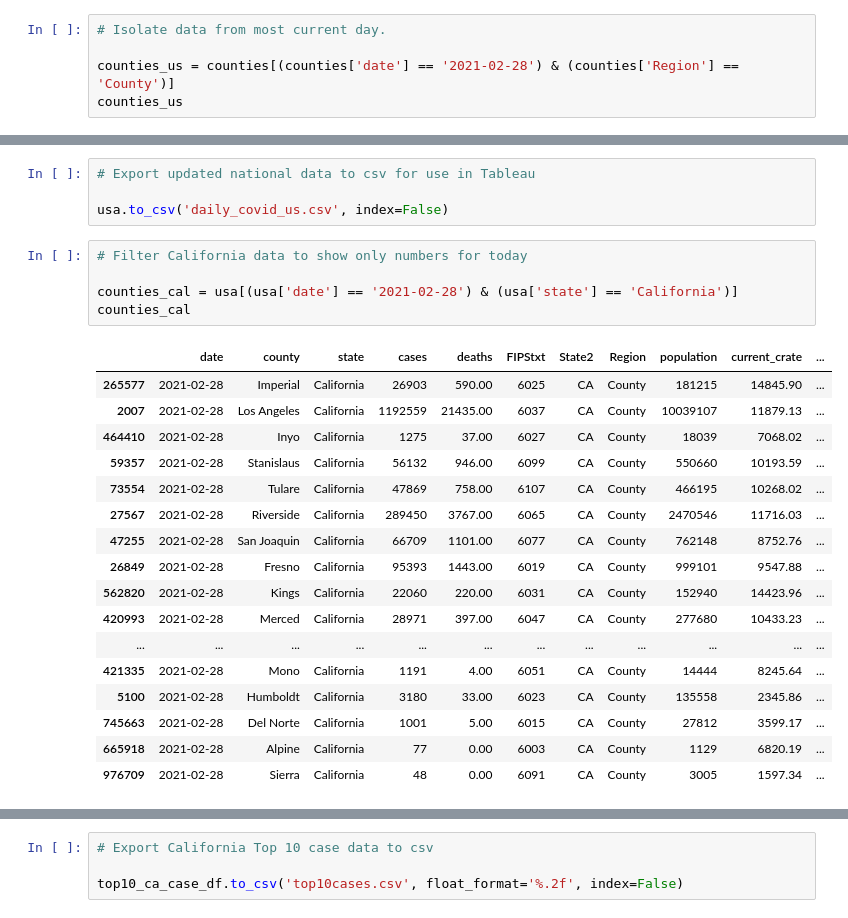
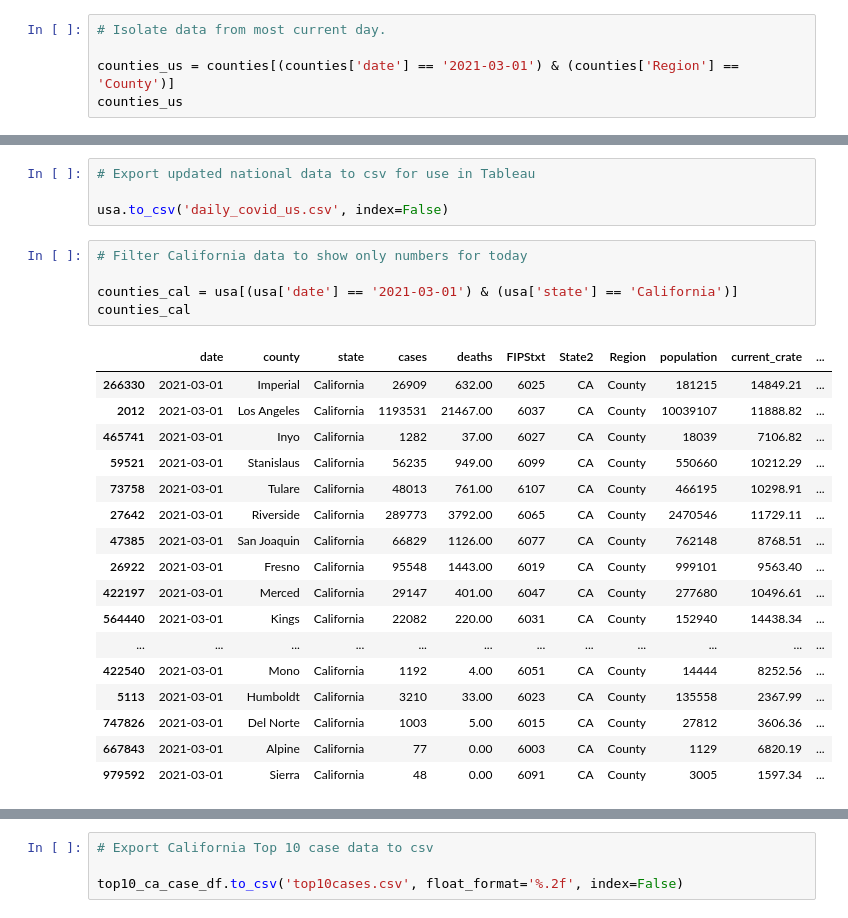
Before and after one commit to menlodoug/covid_crunching, a Jupyter notebook: pandas/COVID_USA.ipynb, the cells around one changed output, grey strips where cells are left out. Drawn from its saved outputs; the diff is of its cells as text.

```diff
--- a/pandas/COVID_USA.ipynb
+++ b/pandas/COVID_USA.ipynb
@@ -94,7 +94,7 @@ counties
 # %%
 # Isolate data from most current day.
 
-counties_us = counties[(counties['date'] == '2021-02-28') & (counties['Region'] == 'County')]
+counties_us = counties[(counties['date'] == '2021-03-01') & (counties['Region'] == 'County')]
 counties_us
 # %% [output]
 |  | date | county | state | cases | deaths | FIPStxt | State2 | Region | population | current_crate | ... |
@@ -247,26 +247,26 @@ usa.to_csv('daily_covid_us.csv', index=False)
 # %%
 # Filter California data to show only numbers for today
 
-counties_cal = usa[(usa['date'] == '2021-02-28') & (usa['state'] == 'California')]
+counties_cal = usa[(usa['date'] == '2021-03-01') & (usa['state'] == 'California')]
 counties_cal
 # %% [output]
 |  | date | county | state | cases | deaths | FIPStxt | State2 | Region | population | current_crate | ... |
-| 265577 | 2021-02-28 | Imperial | California | 26903 | 590.00 | 6025 | CA | County | 181215 | 14845.90 | ... |
-| 2007 | 2021-02-28 | Los Angeles | California | 1192559 | 21435.00 | 6037 | CA | County | 10039107 | 11879.13 | ... |
-| 464410 | 2021-02-28 | Inyo | California | 1275 | 37.00 | 6027 | CA | County | 18039 | 7068.02 | ... |
-| 59357 | 2021-02-28 | Stanislaus | California | 56132 | 946.00 | 6099 | CA | County | 550660 | 10193.59 | ... |
-| 73554 | 2021-02-28 | Tulare | California | 47869 | 758.00 | 6107 | CA | County | 466195 | 10268.02 | ... |
-| 27567 | 2021-02-28 | Riverside | California | 289450 | 3767.00 | 6065 | CA | County | 2470546 | 11716.03 | ... |
-| 47255 | 2021-02-28 | San Joaquin | California | 66709 | 1101.00 | 6077 | CA | County | 762148 | 8752.76 | ... |
-| 26849 | 2021-02-28 | Fresno | California | 95393 | 1443.00 | 6019 | CA | County | 999101 | 9547.88 | ... |
-| 562820 | 2021-02-28 | Kings | California | 22060 | 220.00 | 6031 | CA | County | 152940 | 14423.96 | ... |
-| 420993 | 2021-02-28 | Merced | California | 28971 | 397.00 | 6047 | CA | County | 277680 | 10433.23 | ... |
+| 266330 | 2021-03-01 | Imperial | California | 26909 | 632.00 | 6025 | CA | County | 181215 | 14849.21 | ... |
+| 2012 | 2021-03-01 | Los Angeles | California | 1193531 | 21467.00 | 6037 | CA | County | 10039107 | 11888.82 | ... |
+| 465741 | 2021-03-01 | Inyo | California | 1282 | 37.00 | 6027 | CA | County | 18039 | 7106.82 | ... |
+| 59521 | 2021-03-01 | Stanislaus | California | 56235 | 949.00 | 6099 | CA | County | 550660 | 10212.29 | ... |
+| 73758 | 2021-03-01 | Tulare | California | 48013 | 761.00 | 6107 | CA | County | 466195 | 10298.91 | ... |
+| 27642 | 2021-03-01 | Riverside | California | 289773 | 3792.00 | 6065 | CA | County | 2470546 | 11729.11 | ... |
+| 47385 | 2021-03-01 | San Joaquin | California | 66829 | 1126.00 | 6077 | CA | County | 762148 | 8768.51 | ... |
+| 26922 | 2021-03-01 | Fresno | California | 95548 | 1443.00 | 6019 | CA | County | 999101 | 9563.40 | ... |
+| 422197 | 2021-03-01 | Merced | California | 29147 | 401.00 | 6047 | CA | County | 277680 | 10496.61 | ... |
+| 564440 | 2021-03-01 | Kings | California | 22082 | 220.00 | 6031 | CA | County | 152940 | 14438.34 | ... |
 | ... | ... | ... | ... | ... | ... | ... | ... | ... | ... | ... | ... |
-| 421335 | 2021-02-28 | Mono | California | 1191 | 4.00 | 6051 | CA | County | 14444 | 8245.64 | ... |
-| 5100 | 2021-02-28 | Humboldt | California | 3180 | 33.00 | 6023 | CA | County | 135558 | 2345.86 | ... |
-| 745663 | 2021-02-28 | Del Norte | California | 1001 | 5.00 | 6015 | CA | County | 27812 | 3599.17 | ... |
-| 665918 | 2021-02-28 | Alpine | California | 77 | 0.00 | 6003 | CA | County | 1129 | 6820.19 | ... |
-| 976709 | 2021-02-28 | Sierra | California | 48 | 0.00 | 6091 | CA | County | 3005 | 1597.34 | ... |
+| 422540 | 2021-03-01 | Mono | California | 1192 | 4.00 | 6051 | CA | County | 14444 | 8252.56 | ... |
+| 5113 | 2021-03-01 | Humboldt | California | 3210 | 33.00 | 6023 | CA | County | 135558 | 2367.99 | ... |
+| 747826 | 2021-03-01 | Del Norte | California | 1003 | 5.00 | 6015 | CA | County | 27812 | 3606.36 | ... |
+| 667843 | 2021-03-01 | Alpine | California | 77 | 0.00 | 6003 | CA | County | 1129 | 6820.19 | ... |
+| 979592 | 2021-03-01 | Sierra | California | 48 | 0.00 | 6091 | CA | County | 3005 | 1597.34 | ... |
 # %%
 # Show top 10 California counties based on largest current infection rate
 
```
Also changed, not shown: parts of 14 cells of this notebook, 31 other files.
